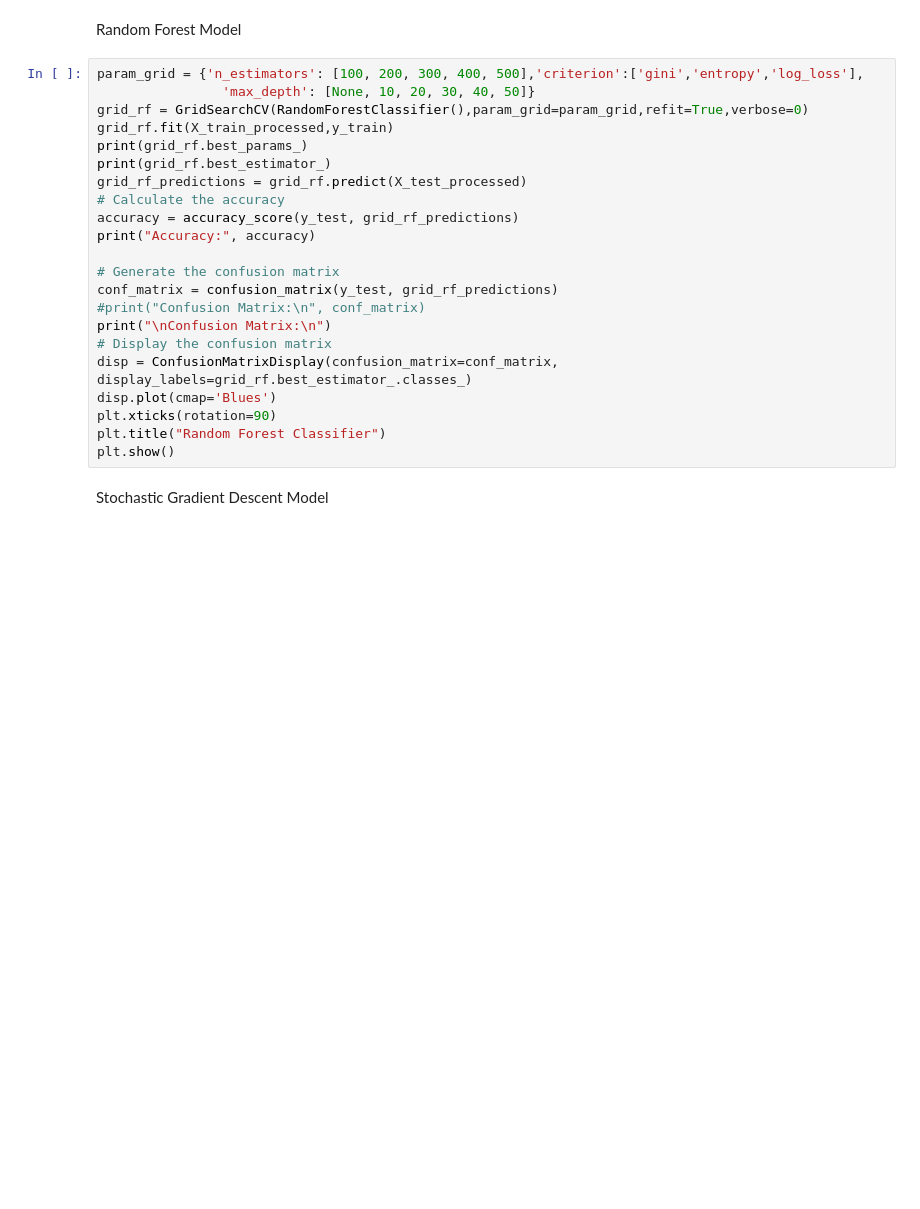
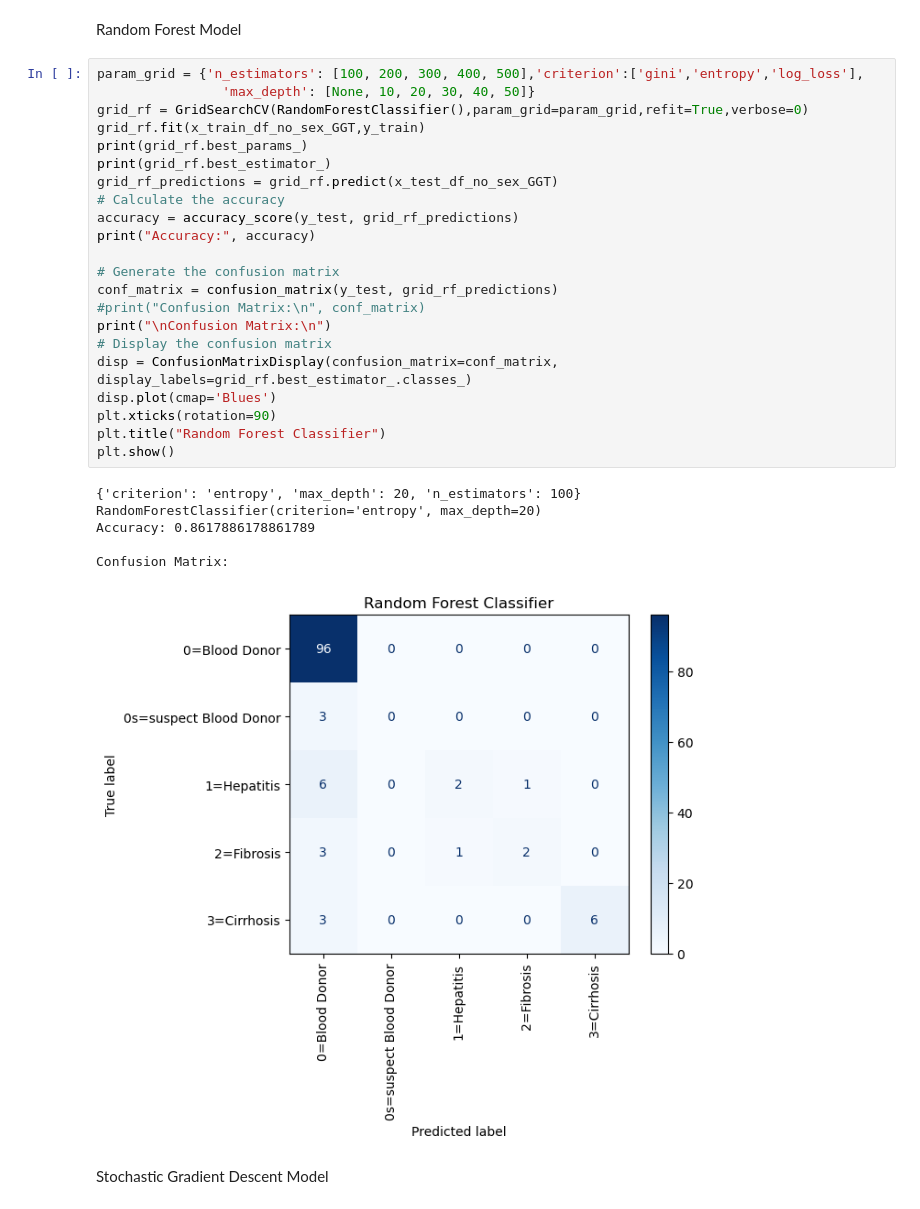
Before and after one commit to mqarmout/HCV_classification, a Jupyter notebook: model.ipynb, the cells around one changed output. Drawn from its saved outputs; the diff is of its cells as text; blank space fills up the shorter version.

```diff
--- a/model.ipynb
+++ b/model.ipynb
@@ -1019,25 +1074,32 @@ Random Forest Model
 # %%
 param_grid = {'n_estimators': [100, 200, 300, 400, 500],'criterion':['gini','entropy','log_loss'],
                 'max_depth': [None, 10, 20, 30, 40, 50]}
 grid_rf = GridSearchCV(RandomForestClassifier(),param_grid=param_grid,refit=True,verbose=0)
-grid_rf.fit(X_train_processed,y_train)
+grid_rf.fit(x_train_df_no_sex_GGT,y_train)
 print(grid_rf.best_params_)
 print(grid_rf.best_estimator_)
-grid_rf_predictions = grid_rf.predict(X_test_processed)
+grid_rf_predictions = grid_rf.predict(x_test_df_no_sex_GGT)
 # Calculate the accuracy
 accuracy = accuracy_score(y_test, grid_rf_predictions)
 print("Accuracy:", accuracy)
 
 # Generate the confusion matrix
 conf_matrix = confusion_matrix(y_test, grid_rf_predictions)
 #print("Confusion Matrix:\n", conf_matrix)
 print("\nConfusion Matrix:\n")
 # Display the confusion matrix
 disp = ConfusionMatrixDisplay(confusion_matrix=conf_matrix, display_labels=grid_rf.best_estimator_.classes_)
 disp.plot(cmap='Blues')
 plt.xticks(rotation=90)
 plt.title("Random Forest Classifier")
 plt.show()
+# %% [output]
+{'criterion': 'entropy', 'max_depth': 20, 'n_estimators': 100}
+RandomForestClassifier(criterion='entropy', max_depth=20)
+Accuracy: 0.8617886178861789
+
+Confusion Matrix:
+[figure, added]
 # %% [markdown]
 Stochastic Gradient Descent Model
 # %%
```
Also changed, not shown: parts of 15 cells of this notebook, 1 other file.
